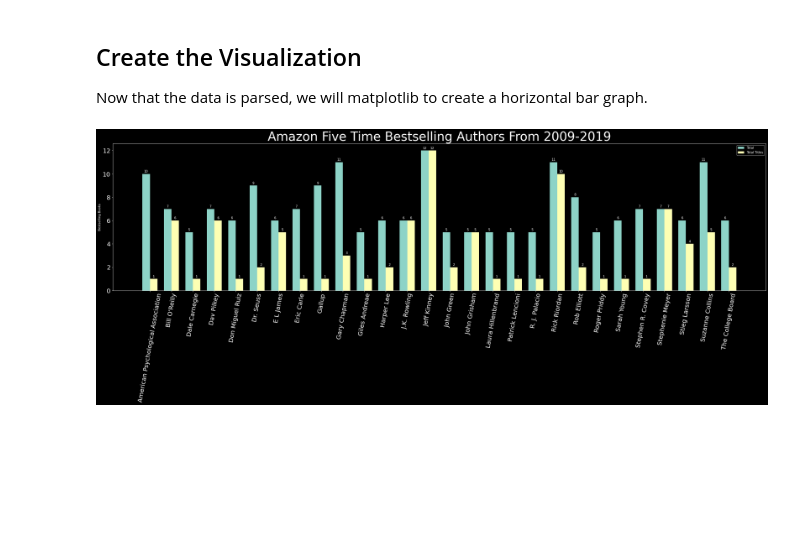
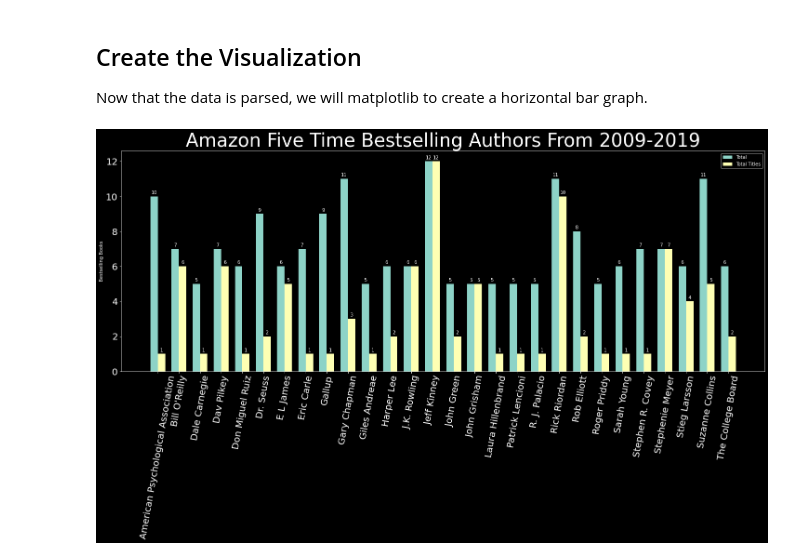
Before and after one commit to AudreyRae2K/data_vis_intro, a Jupyter notebook: data_vis.ipynb, the cells around one changed output. Cells and saved outputs as stored; diff of their text form; code cells hidden in the pictures; blank space fills up the shorter version.

```diff
--- a/data_vis.ipynb
+++ b/data_vis.ipynb
@@ -281,48 +241,44 @@ for key, value in sorted(name_dictionary.items()):
 
 Now that the data is parsed, we will matplotlib to create a horizontal bar graph.
 # %%
-
-
-
-# labels = ['G1', 'G2', 'G3', 'G4', 'G5']
 labels = Bestselling_Authors
 total = First
 total_titles = Second
 
-x = np.arange(len(labels))  # the label locations
+x = np.arange(len(Bestselling_Authors))  # the label locations
 width = 0.35  # the width of the bars
 
-fig, ax = plt.subplots(figsize=(30, 10))
+fig, ax = plt.subplots(figsize=(20, 10))
 rects1 = ax.bar(x - width/2, total, width, label='Total')
 rects2 = ax.bar(x + width/2, total_titles, width, label='Total Titles')
 
 
 # Add some text for labels, title and custom x-axis tick labels, etc.
 ax.set_ylabel('Bestselling Books')
 ax.set_title('Amazon Five Time Bestselling Authors From 2009-2019', fontsize="40")
 ax.set_xticks(x)
 ax.set_xticklabels(labels)
 ax.legend()
 plt.xticks(rotation=80)
 
 def autolabel(rects):
     """Attach a text label above each bar in *rects*, displaying its height."""
     for rect in rects:
         height = rect.get_height()
         ax.annotate('{}'.format(height),
                     xy=(rect.get_x() + rect.get_width() / 2, height),
                     xytext=(0, 3),  # 3 points vertical offset
                     textcoords="offset points",
                     ha='center', va='bottom')
 
 
 autolabel(rects1)
 autolabel(rects2)
 
 fig.tight_layout()
 plt.tick_params(labelsize=20)
 
 
 plt.show()
 # %% [output]
-[figure, old version]
+[figure, new version]
```
Also changed, not shown: parts of 7 cells of this notebook, 2 other files.
